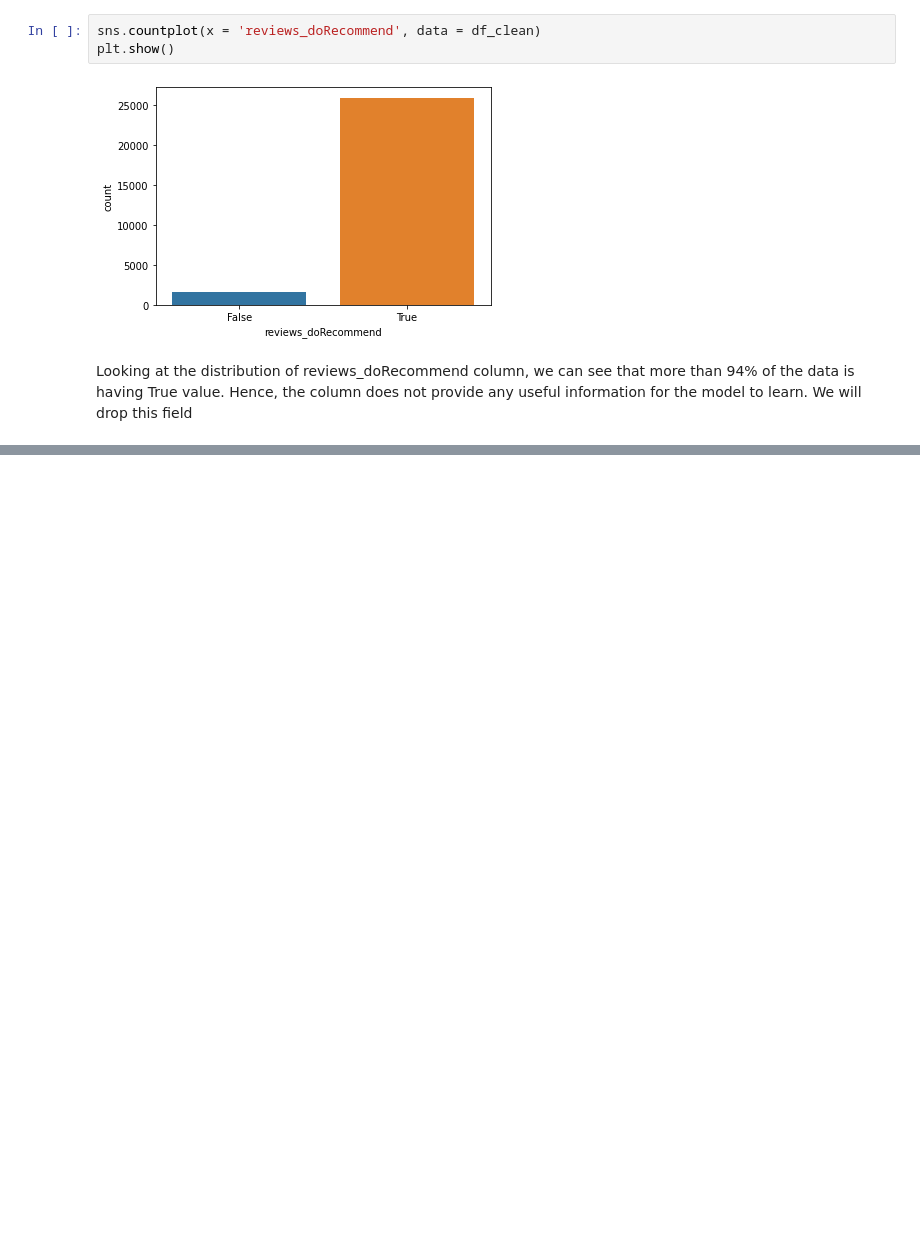
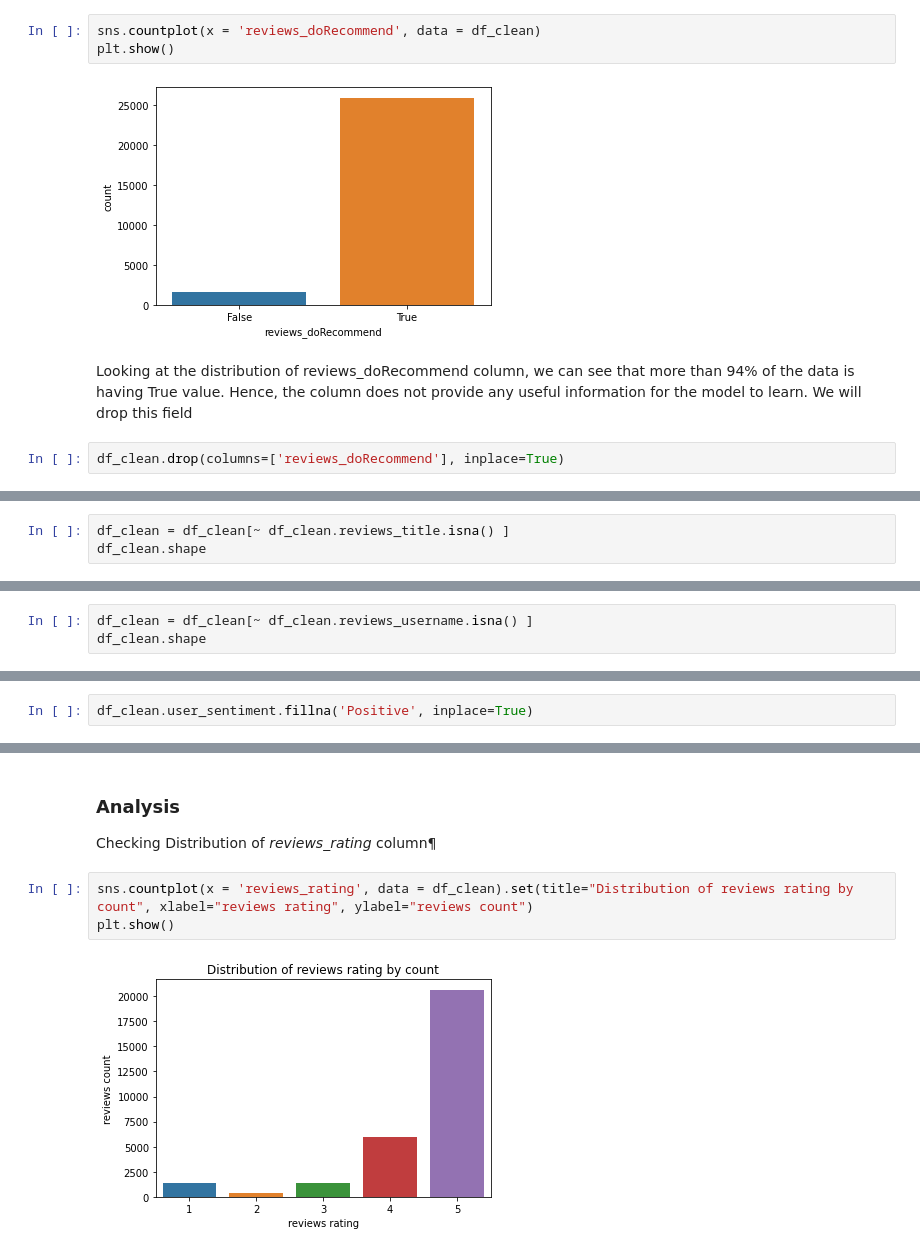
Before and after one commit to nick09fab/ML-Deployment, a Jupyter notebook: Recommendation_Systems/Sentiment_Analysis.ipynb, the cells around one changed output, grey strips where cells are left out. Saved outputs shown, nothing was run; the diff lists cells and outputs as text; blank space fills up the shorter version.

```diff
--- a/Recommendation_Systems/Sentiment_Analysis.ipynb
+++ b/Recommendation_Systems/Sentiment_Analysis.ipynb
@@ -194,3 +194,5 @@ plt.show()
 [figure]
 # %% [markdown]
 Looking at the distribution of reviews_doRecommend column, we can see that more than 94% of the data is having True value. Hence, the column does not provide any useful information for the model to learn. We will drop this field
+# %%
+df_clean.drop(columns=['reviews_doRecommend'], inplace=True)
@@ -196,0 +207,3 @@ Looking at the distribution of reviews_doRecommend column, we can see that more
+# %%
+df_clean = df_clean[~ df_clean.reviews_title.isna() ]
+df_clean.shape
@@ -196,0 +216,3 @@ Looking at the distribution of reviews_doRecommend column, we can see that more
+# %%
+df_clean = df_clean[~ df_clean.reviews_username.isna() ]
+df_clean.shape
@@ -196,0 +238,2 @@ Looking at the distribution of reviews_doRecommend column, we can see that more
+# %%
+df_clean.user_sentiment.fillna('Positive', inplace=True)
@@ -196,0 +252,10 @@ Looking at the distribution of reviews_doRecommend column, we can see that more
+# %% [markdown]
+### Analysis
+
+
+Checking Distribution of *reviews_rating* column¶
+# %%
+sns.countplot(x = 'reviews_rating', data = df_clean).set(title="Distribution of reviews rating by count", xlabel="reviews rating", ylabel="reviews count")
+plt.show()
+# %% [output]
+[figure, added]
```
Also changed, not shown: parts of 11 cells of this notebook.
